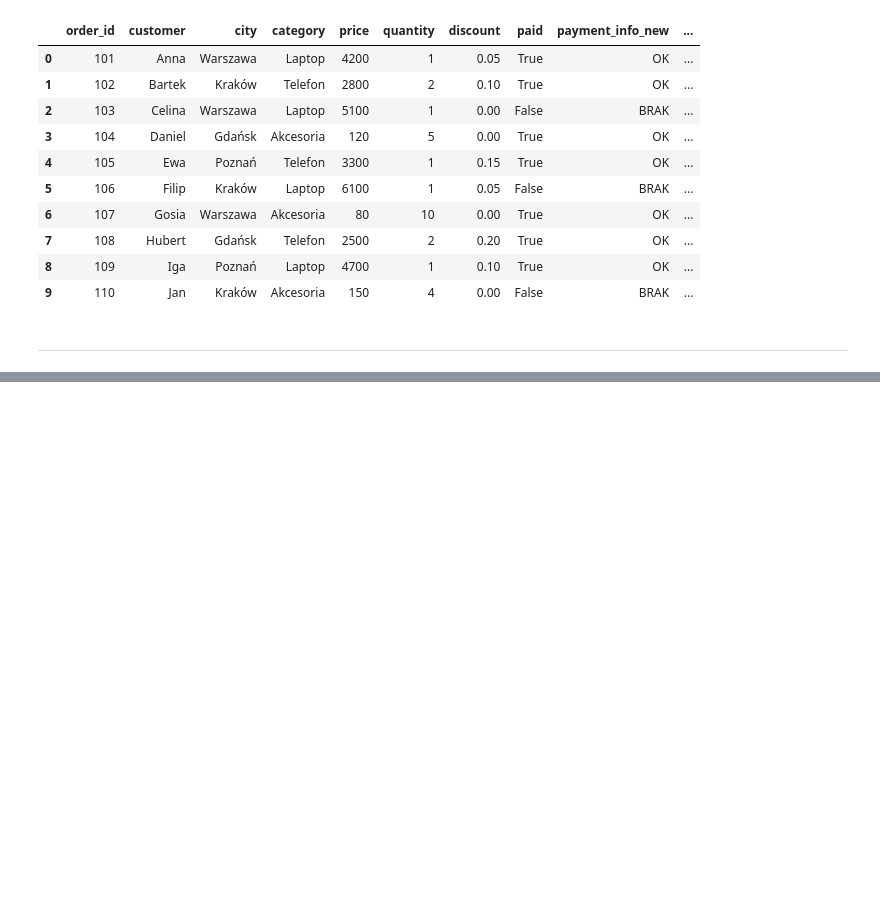
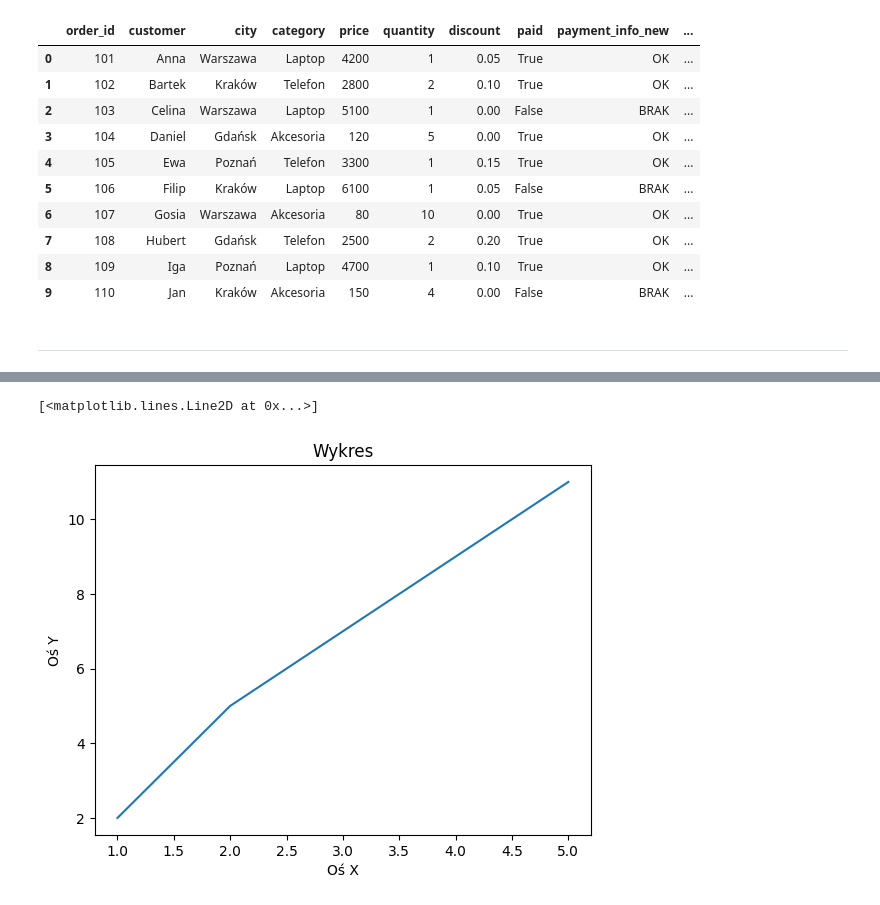
Before and after one commit to rajkonkret/analiza_danych_9_09_2026, a Jupyter notebook: analiza_danych_9_09_2026_zad2.ipynb, the cells around one changed output, grey strips where cells are left out. Drawn from its saved outputs; the diff is of its cells as text; code cells hidden in the pictures; blank space fills up the shorter version.

```diff
--- a/analiza_danych_9_09_2026_zad2.ipynb
+++ b/analiza_danych_9_09_2026_zad2.ipynb
@@ -1618,0 +1919,8 @@ headers = {
+# %%
+plt.title("Wykres")
+plt.xlabel("Oś X")
+plt.ylabel("Oś Y")
+plt.plot(x, y)
+# %% [output]
+[<matplotlib.lines.Line2D at 0x...>]
+[figure, added]
```
Also changed, not shown: parts of 42 cells of this notebook.
